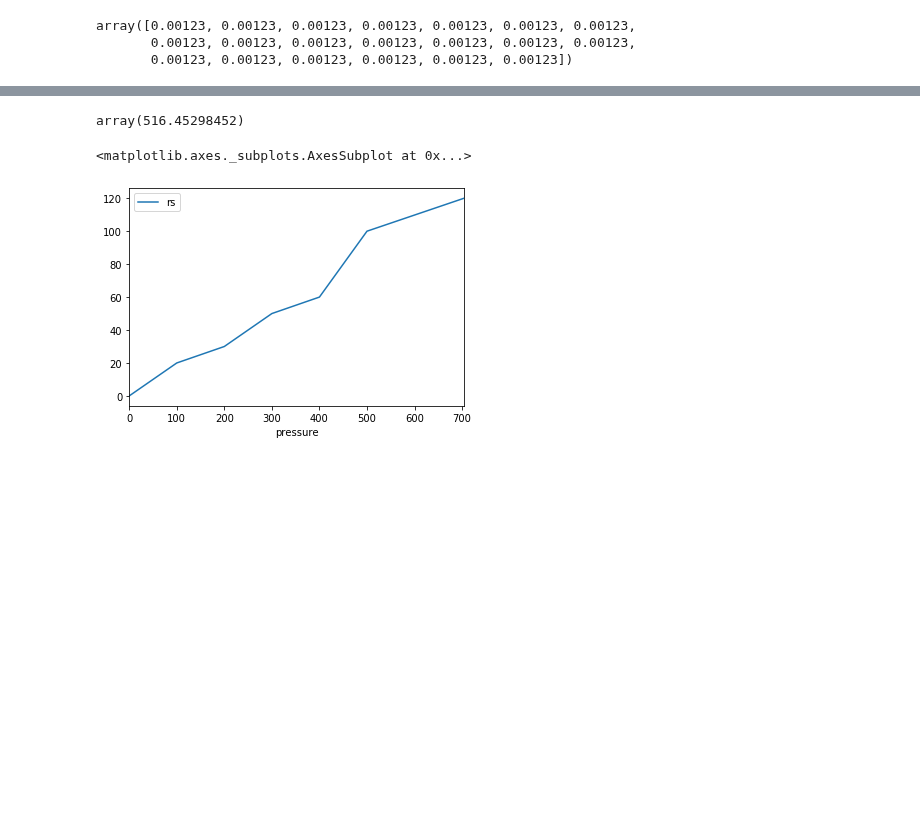
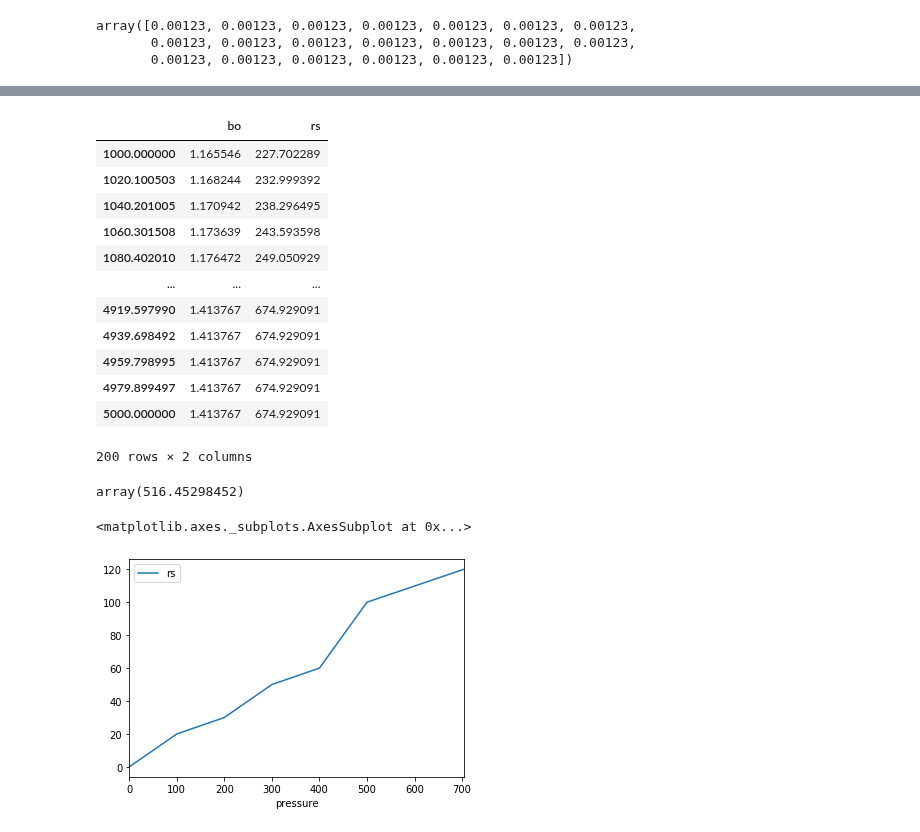
Before and after one commit to scuervo91/reservoirpy, a Jupyter notebook: examples/pvt/oil_pvt.ipynb, the cells around one changed output, grey strips where cells are left out. Drawn from its saved outputs; the diff is of its cells as text; code cells hidden in the pictures; blank space fills up the shorter version.

```diff
--- a/examples/pvt/oil_pvt.ipynb
+++ b/examples/pvt/oil_pvt.ipynb
@@ -54,8 +39,23 @@ pressure
 | 4475.789474 | 674.929091 | 1.413767 | 0.000010 | 0.0 | 42.955919 |
 | 4737.894737 | 674.929091 | 1.413767 | 0.000009 | 0.0 | 42.898670 |
 | 5000.000000 | 674.929091 | 1.413767 | 0.000009 | 0.0 | 42.847487 |
-# %%
-o.pvt.set_interpolators()
+# %%
+p_range = np.linspace(1000,5000,200)
+o.pvt.interpolate(p_range,property=['bo','rs'])
+# %% [output]
+|  | bo | rs |
+| 1000.000000 | 1.165546 | 227.702289 |
+| 1020.100503 | 1.168244 | 232.999392 |
+| 1040.201005 | 1.170942 | 238.296495 |
+| 1060.301508 | 1.173639 | 243.593598 |
+| 1080.402010 | 1.176472 | 249.050929 |
+| ... | ... | ... |
+| 4919.597990 | 1.413767 | 674.929091 |
+| 4939.698492 | 1.413767 | 674.929091 |
+| 4959.798995 | 1.413767 | 674.929091 |
+| 4979.899497 | 1.413767 | 674.929091 |
+| 5000.000000 | 1.413767 | 674.929091 |
+200 rows × 2 columns
 # %%
 o.pvt.rs_int(2000)
 # %% [output]
```
Also changed, not shown: parts of 1 cell of this notebook.
